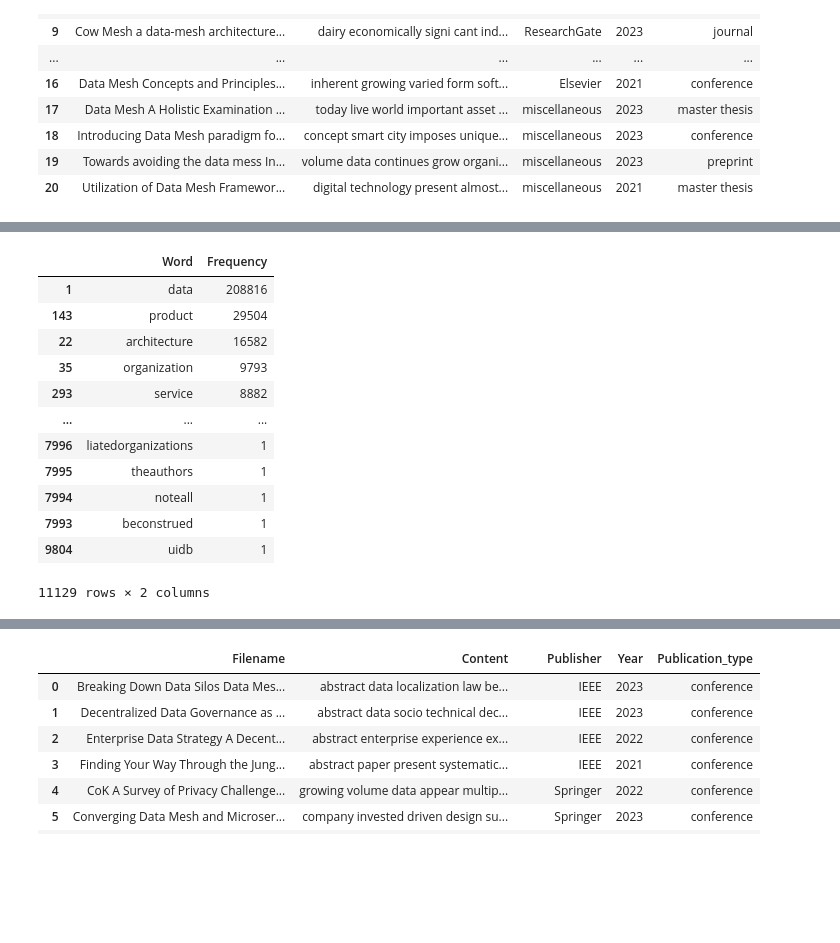
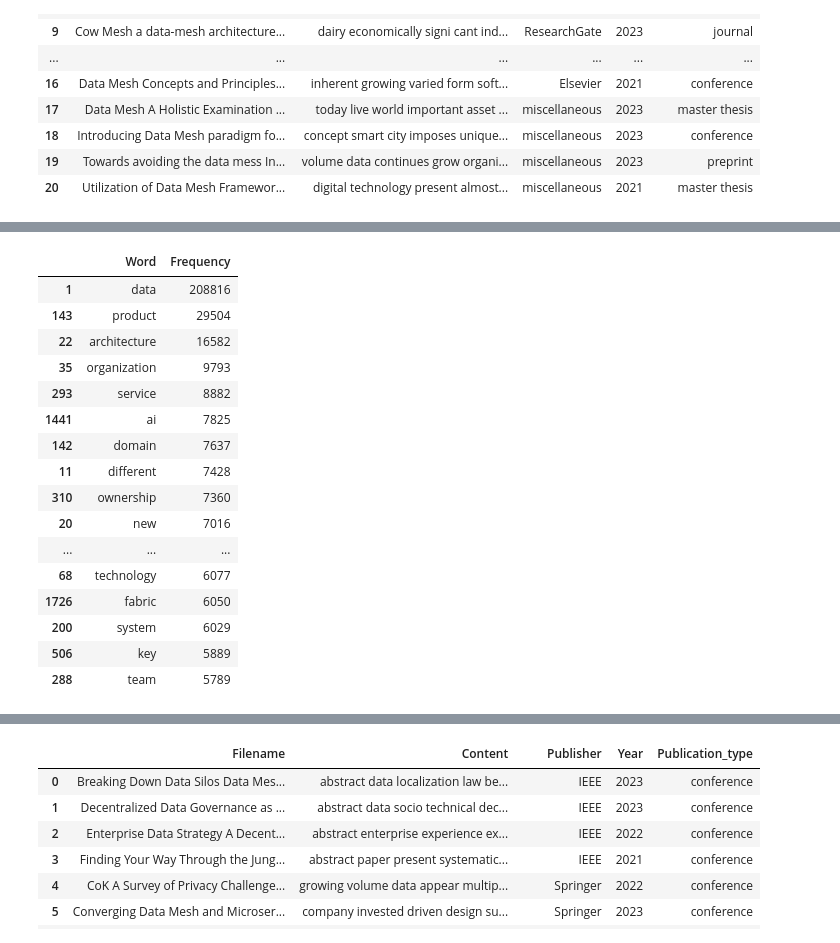
Before and after one commit to clumsyspeedboat/data_mesh_topics_and_sentiment, a Jupyter notebook: 02_Preprocess_data.ipynb, the cells around one changed output, grey strips where cells are left out. Cells and saved outputs as stored; diff of their text form; code cells hidden in the pictures; blank space fills up the shorter version.

```diff
--- a/02_Preprocess_data.ipynb
+++ b/02_Preprocess_data.ipynb
@@ -163,30 +159,34 @@ Data Mesh Motivational Factors Challenges and B... &  ResearchGate &  2023 &
 # %%
 # Assuming 'pdf_content' column contains the cleaned text
 text_combined = ' '.join(pdf_data['Content'])
 
 # Tokenize the text
 tokens = word_tokenize(text_combined)
 
 # Count the frequency of each word
 word_freq = nltk.FreqDist(tokens)
 
 # Create a DataFrame from the frequency distribution
 word_freq_df = pd.DataFrame(list(word_freq.items()), columns=['Word', 'Frequency'])
 
 # Sort the DataFrame by frequency in descending order
 word_freq_df = word_freq_df.sort_values(by='Frequency', ascending=False)
-word_freq_df
+word_freq_df.head(20)
 # %% [output]
 |  | Word | Frequency |
 | 1 | data | 208816 |
 | 143 | product | 29504 |
 | 22 | architecture | 16582 |
 | 35 | organization | 9793 |
 | 293 | service | 8882 |
+| 1441 | ai | 7825 |
+| 142 | domain | 7637 |
+| 11 | different | 7428 |
+| 310 | ownership | 7360 |
+| 20 | new | 7016 |
 | ... | ... | ... |
-| 7996 | liatedorganizations | 1 |
-| 7995 | theauthors | 1 |
-| 7994 | noteall | 1 |
-| 7993 | beconstrued | 1 |
-| 9804 | uidb | 1 |
+| 68 | technology | 6077 |
+| 1726 | fabric | 6050 |
+| 200 | system | 6029 |
+| 506 | key | 5889 |
+| 288 | team | 5789 |
-11129 rows × 2 columns
```
Also changed, not shown: parts of 11 cells of this notebook, 10 other files.
